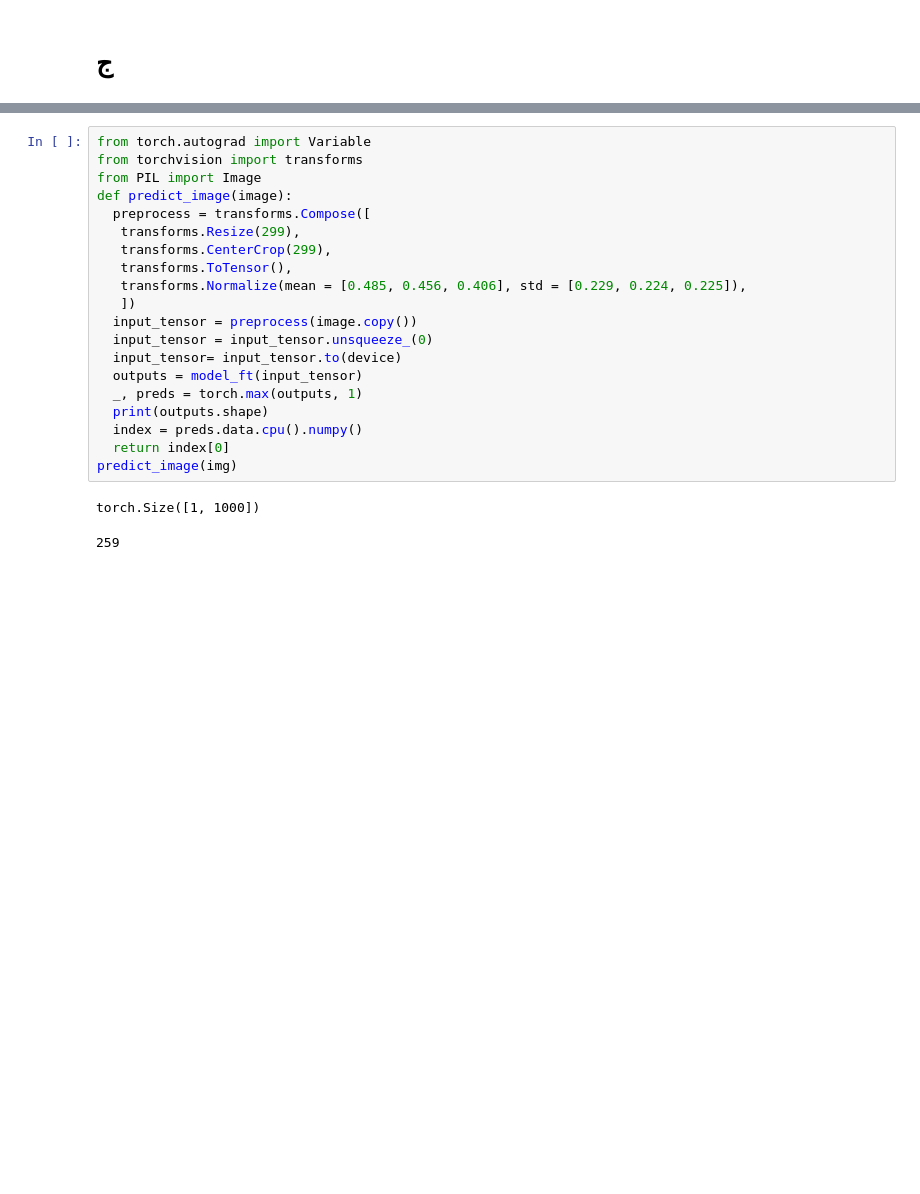
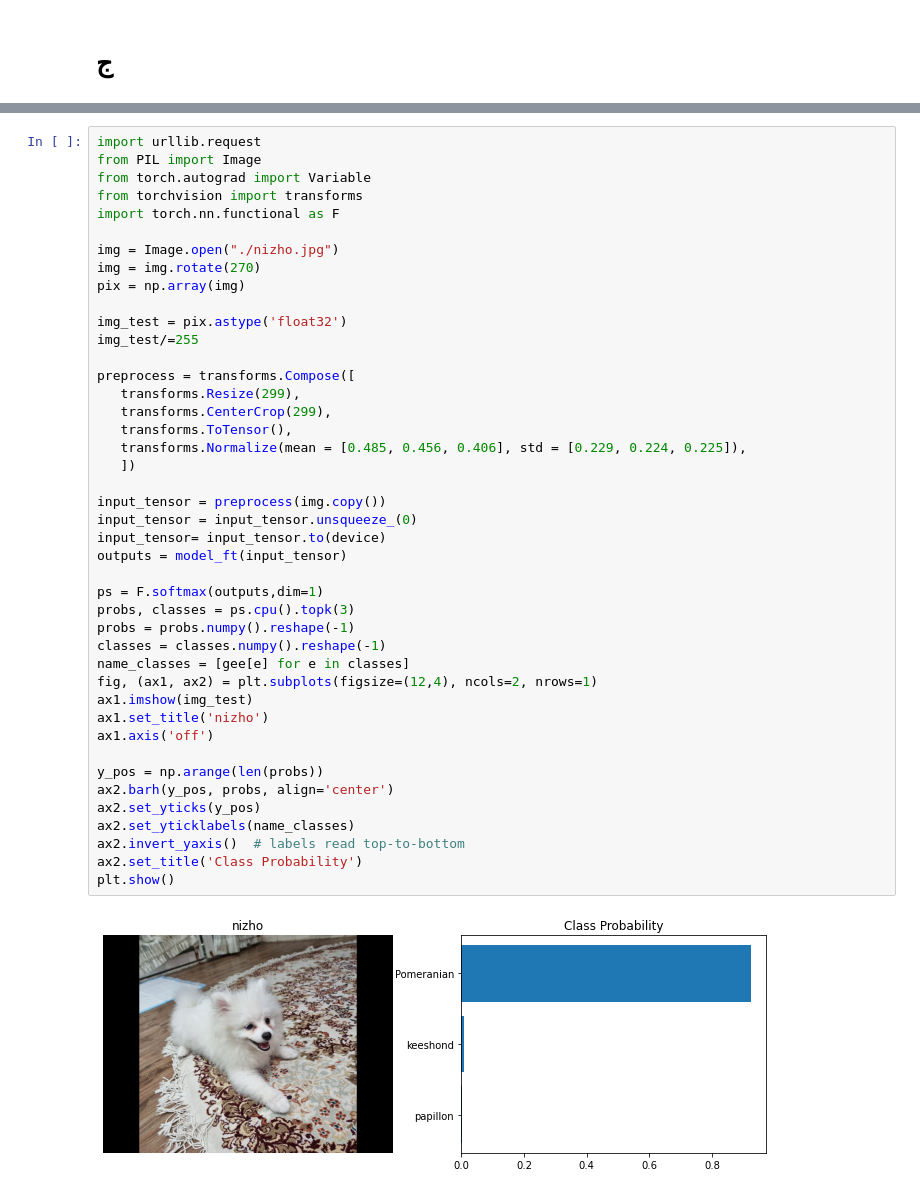
Before and after one commit to peyman886/Deep_Learning, a Jupyter notebook: HW2_practical_Q3.ipynb, the cells around one changed output, grey strips where cells are left out. Cells and saved outputs as stored; diff of their text form; blank space fills up the shorter version.

```diff
--- a/HW2_practical_Q3.ipynb
+++ b/HW2_practical_Q3.ipynb
@@ -192,23 +1167,45 @@ print()
 # %%
+import urllib.request
+from PIL import Image
 from torch.autograd import Variable
 from torchvision import transforms
-from PIL import Image
-def predict_image(image):
-  preprocess = transforms.Compose([
+import torch.nn.functional as F
+
+img = Image.open("./nizho.jpg")
+img = img.rotate(270)
+pix = np.array(img)
+
+img_test = pix.astype('float32')
+img_test/=255
+
+preprocess = transforms.Compose([
    transforms.Resize(299),
    transforms.CenterCrop(299),
    transforms.ToTensor(),
    transforms.Normalize(mean = [0.485, 0.456, 0.406], std = [0.229, 0.224, 0.225]),
    ])
-  input_tensor = preprocess(image.copy())
-  input_tensor = input_tensor.unsqueeze_(0)
-  input_tensor= input_tensor.to(device)
-  outputs = model_ft(input_tensor)
-  _, preds = torch.max(outputs, 1)
-  print(outputs.shape)
-  index = preds.data.cpu().numpy()
-  return index[0]
-predict_image(img)
+
+input_tensor = preprocess(img.copy())
+input_tensor = input_tensor.unsqueeze_(0)
+input_tensor= input_tensor.to(device)
+outputs = model_ft(input_tensor)
+
+ps = F.softmax(outputs,dim=1)
+probs, classes = ps.cpu().topk(3)
+probs = probs.numpy().reshape(-1)
+classes = classes.numpy().reshape(-1)
+name_classes = [gee[e] for e in classes]
+fig, (ax1, ax2) = plt.subplots(figsize=(12,4), ncols=2, nrows=1)
+ax1.imshow(img_test)
+ax1.set_title('nizho')
+ax1.axis('off')
+
+y_pos = np.arange(len(probs))
+ax2.barh(y_pos, probs, align='center')
+ax2.set_yticks(y_pos)
+ax2.set_yticklabels(name_classes)
+ax2.invert_yaxis()  # labels read top-to-bottom
+ax2.set_title('Class Probability')
+plt.show()
 # %% [output]
-torch.Size([1, 1000])
-259
+[figure, added]
```
Also changed, not shown: parts of 11 cells of this notebook.
